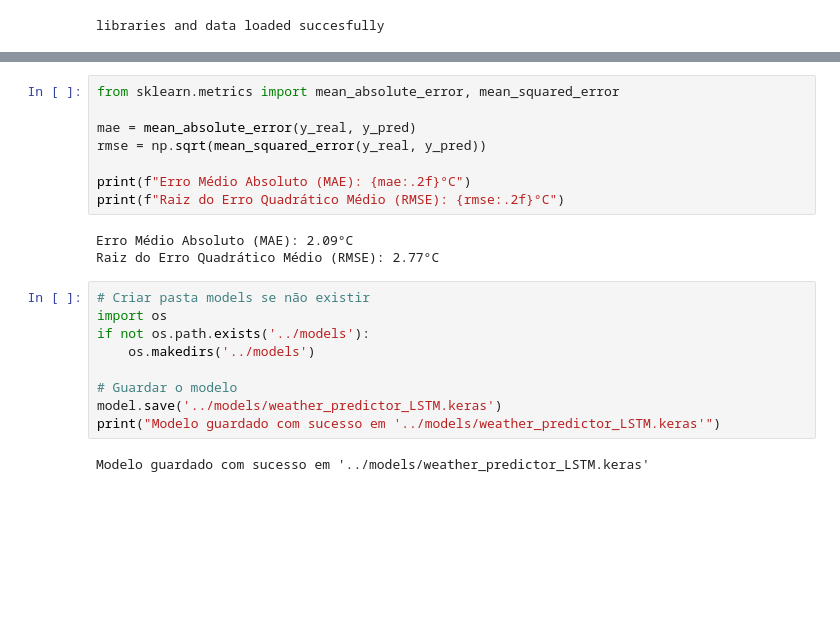
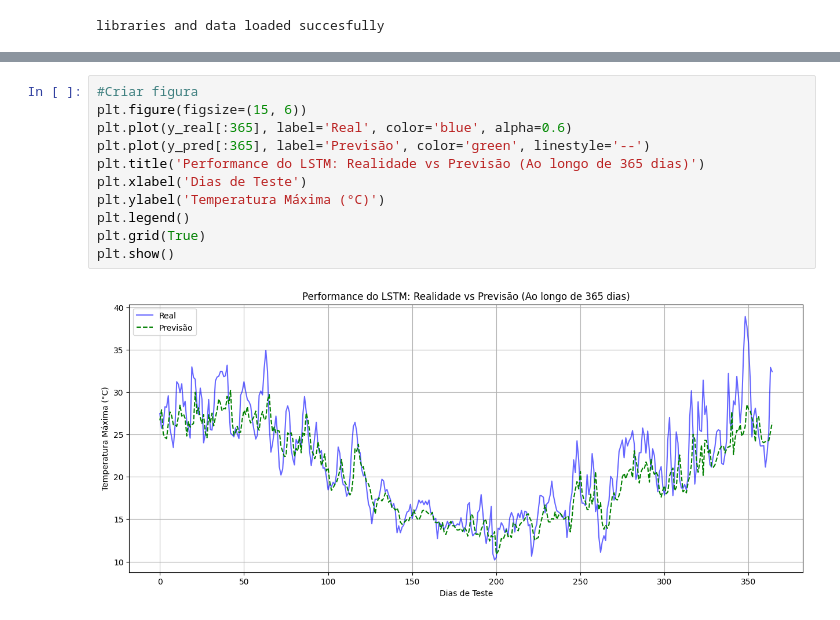
Before and after one commit to DonSaca/Weather_app, a Jupyter notebook: notebooks/03_LSTM_training.ipynb, the cells around one changed output, grey strips where cells are left out. Drawn from its saved outputs; the diff is of its cells as text; blank space fills up the shorter version.

```diff
--- a/notebooks/03_LSTM_training.ipynb
+++ b/notebooks/03_LSTM_training.ipynb
@@ -106,22 +117,13 @@ Previsões concluídas e convertidas para Celsius.
-# %%
-from sklearn.metrics import mean_absolute_error, mean_squared_error
-
-mae = mean_absolute_error(y_real, y_pred)
-rmse = np.sqrt(mean_squared_error(y_real, y_pred))
-
-print(f"Erro Médio Absoluto (MAE): {mae:.2f}°C")
-print(f"Raiz do Erro Quadrático Médio (RMSE): {rmse:.2f}°C")
-# %% [output]
-Erro Médio Absoluto (MAE): 2.09°C
-Raiz do Erro Quadrático Médio (RMSE): 2.77°C
 # %%
-# Criar pasta models se não existir
-import os
-if not os.path.exists('../models'):
-    os.makedirs('../models')
-
-# Guardar o modelo
-model.save('../models/weather_predictor_LSTM.keras')
-print("Modelo guardado com sucesso em '../models/weather_predictor_LSTM.keras'")
+#Criar figura
+plt.figure(figsize=(15, 6))
+plt.plot(y_real[:365], label='Real', color='blue', alpha=0.6)
+plt.plot(y_pred[:365], label='Previsão', color='green', linestyle='--')
+plt.title('Performance do LSTM: Realidade vs Previsão (Ao longo de 365 dias)')
+plt.xlabel('Dias de Teste')
+plt.ylabel('Temperatura Máxima (°C)')
+plt.legend()
+plt.grid(True)
+plt.show()
 # %% [output]
-Modelo guardado com sucesso em '../models/weather_predictor_LSTM.keras'
+[figure, added]
```
Also changed, not shown: parts of 3 cells of this notebook, 10 other files.
